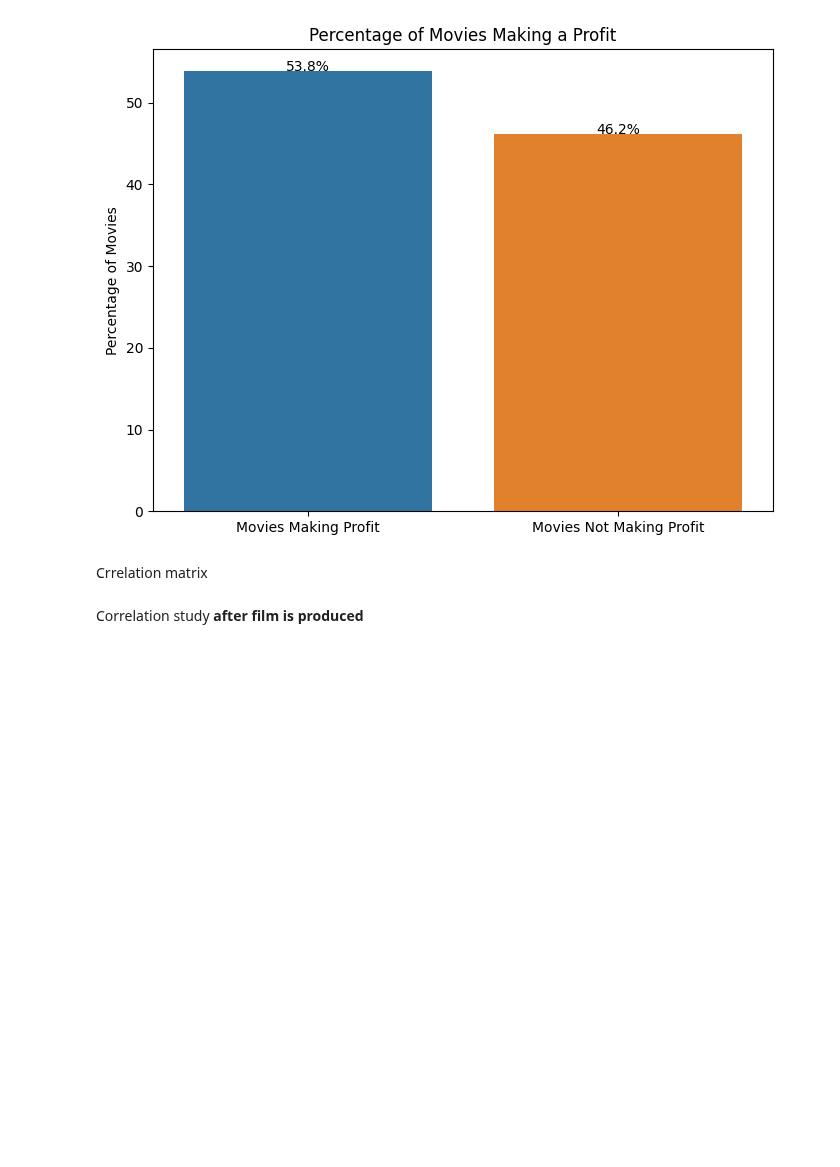
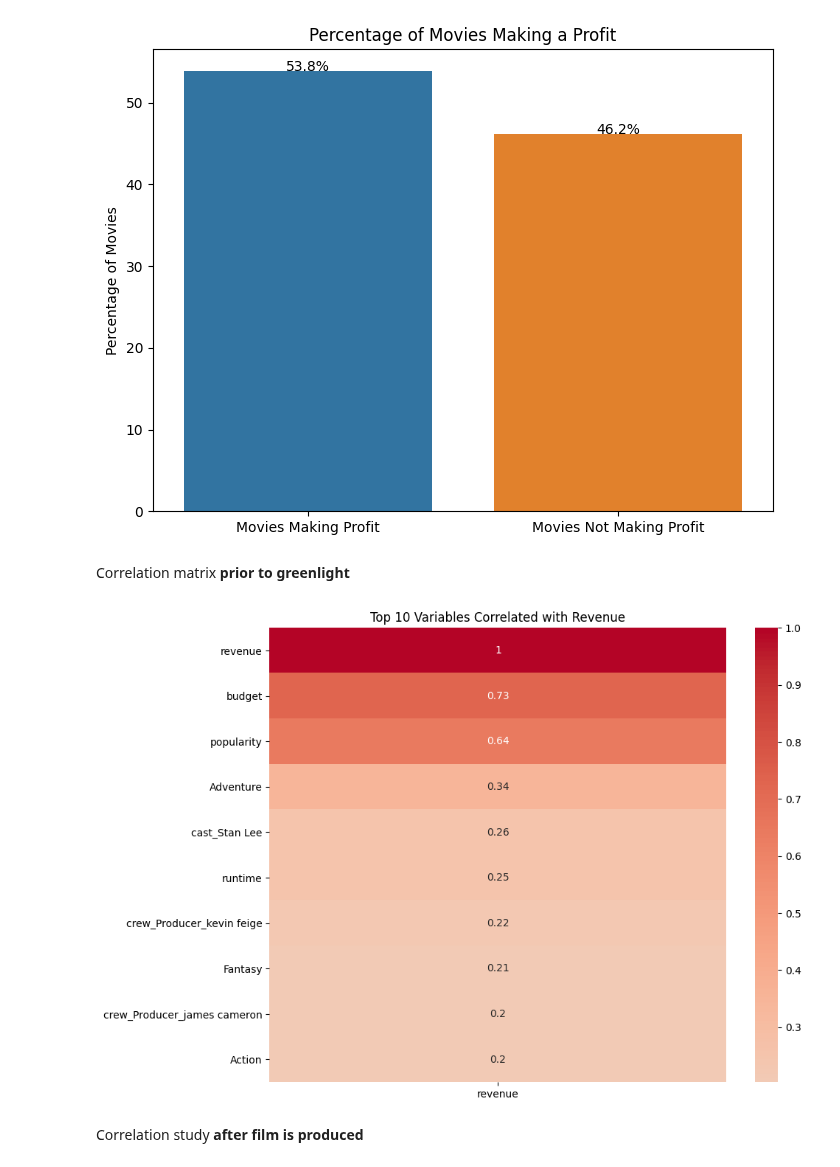
Before and after one commit to Agnieszkalukasiak/Film_Hit_prediction, a Jupyter notebook: jupyter_notebooks/3_Film_success_study.ipynb, the cells around one changed output. Cells and saved outputs as stored; diff of their text form; code cells hidden in the pictures; blank space fills up the shorter version.

```diff
--- a/jupyter_notebooks/3_Film_success_study.ipynb
+++ b/jupyter_notebooks/3_Film_success_study.ipynb
@@ -201,8 +201,29 @@ plt.savefig('/workspace/Film_Hit_prediction/jupyter_notebooks/outputs/figures/Pr
 plt.show()
 # %% [output]
 [figure]
-# %% [markdown]
-Crrelation matrix
+# %% [markdown]
+Correlation matrix **prior to greenlight**
+# %%
+import os
+import seaborn as sns
+import matplotlib.pyplot as plt
+import pandas as pd
+
+correlation_matrix = df_new.corr()
+
+top_10_corr = correlation_matrix[['revenue']].abs().sort_values(by='revenue', ascending=False).head(10)
+
+# heatmap
+plt.figure(figsize=(10, 8))
+sns.heatmap(top_10_corr, annot=True, cmap='coolwarm', center=0)
+plt.title('Top 10 Variables Correlated with Revenue')
+
+os.makedirs('/workspace/Film_Hit_prediction/jupyter_notebooks/outputs/figures', exist_ok=True)
+plt.savefig('/workspace/Film_Hit_prediction/jupyter_notebooks/outputs/figures/before_greenlight_correlations_study.png', bbox_inches='tight')
+
+plt.show()
+# %% [output]
+[figure, added]
 # %% [markdown]
 Correlation study **after film is produced**
 # %%
```
Also changed, not shown: parts of 6 cells of this notebook, 53 other files.
